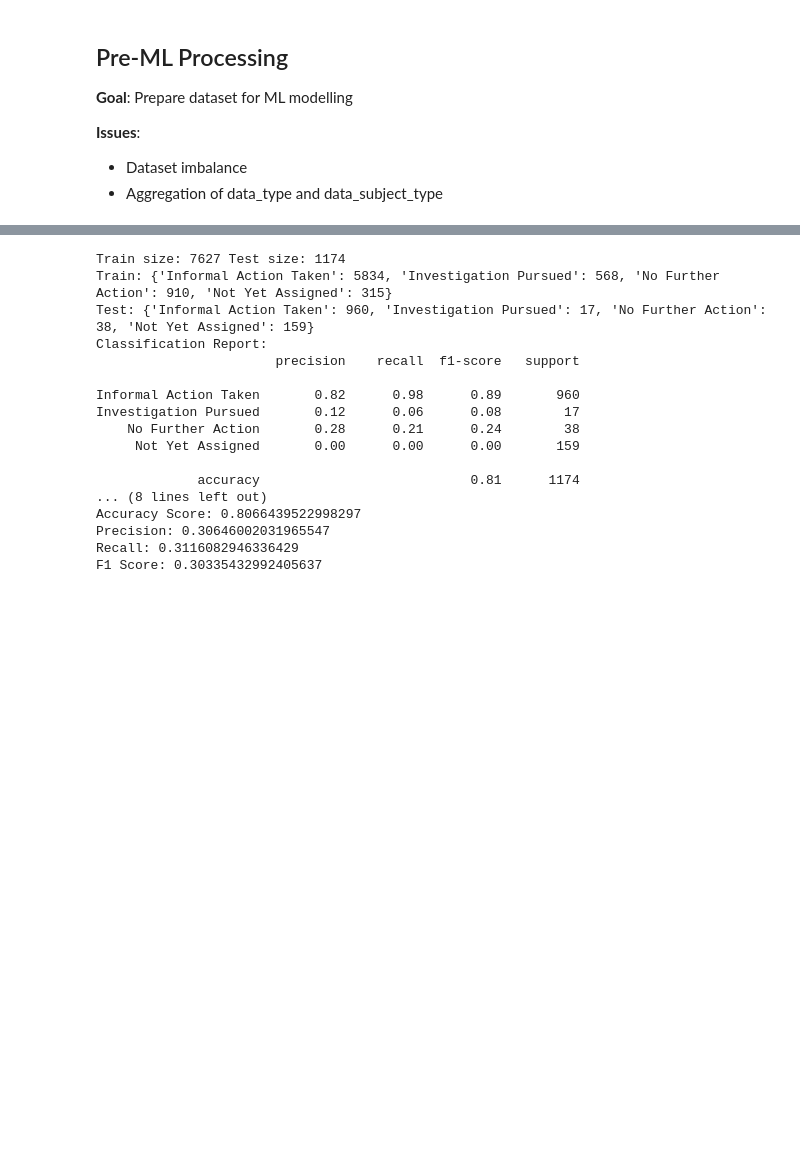
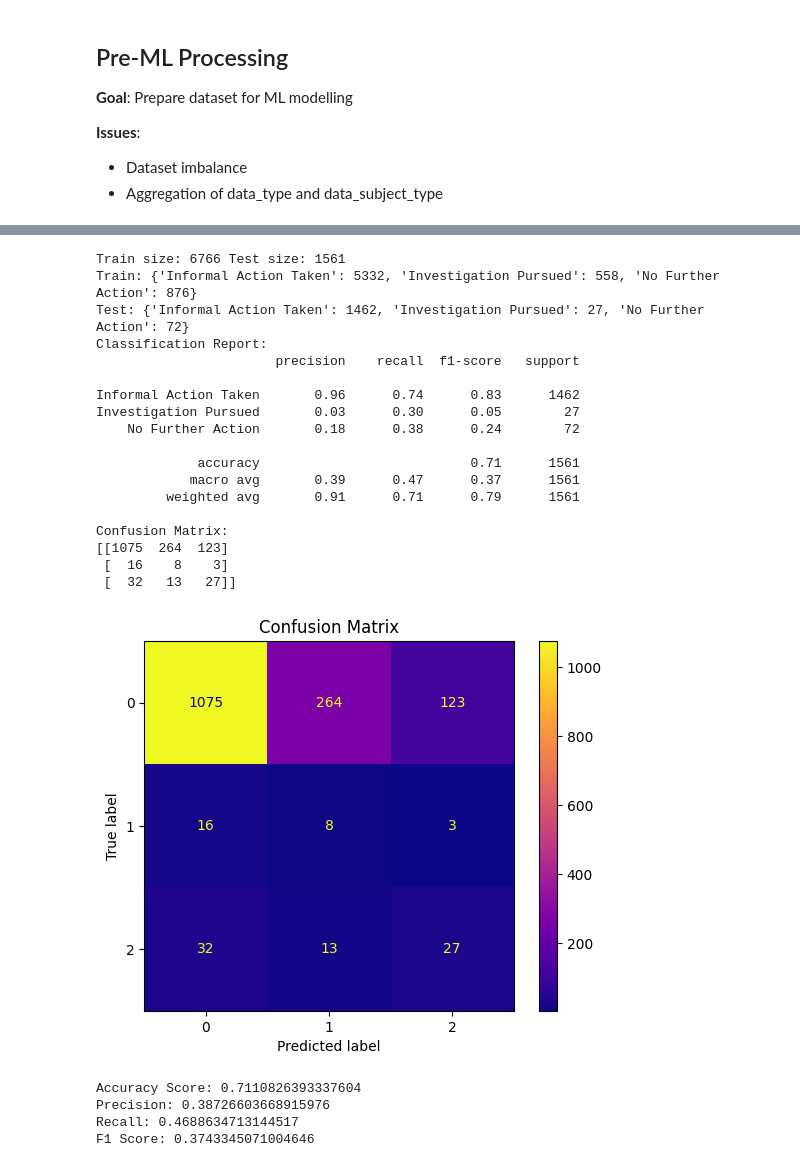
Before and after one commit to maycrowave/healthcare-data-incident-dashboard, a Jupyter notebook: models.ipynb, the cells around one changed output, grey strips where cells are left out. Saved outputs shown, nothing was run; the diff lists cells and outputs as text; code cells hidden in the pictures; blank space fills up the shorter version.

```diff
--- a/models.ipynb
+++ b/models.ipynb
@@ -1031,7 +16,9 @@ Time Taken to Report across all Healthcare Incidents:
 * Dataset imbalance
 * Aggregation of data_type and data_subject_type
 # %%
-# create a new df for ML models - unique incidents with aggregated data_subject_type and data_type features
+df_health_original = pd.read_csv("data-security-incident-trends-health-sector.csv")
+
+# create a new df for ML models that includes unique incidents with aggregated data_subject_type and data_type features
 df_health_ml = (
     df_health_original
     .groupby("bi_reference", observed=True)
@@ -1049,8 +36,14 @@ df_health_ml = (
     .reset_index()
 )
 
+# drop bi_reference as not needed for modelling
+df_health_ml = df_health_ml.drop(columns=["bi_reference"])
+
+# drop the 'Not Yet Assigned' rows as they are administrative
+df_health_ml = df_health_ml[df_health_ml["decision_taken"] != "Not Yet Assigned"].reset_index(drop=True)
+
 # verify new df
 df_health_ml.info()
-df_health_ml.head(20)
+#df_health_ml.head(20)
 # %% [output]
 <class 'pandas.core.frame.DataFrame'>
@@ -1090,10 +65,21 @@ memory usage: 543.8+ KB
 # %%
-# define the test period - train 2021 Q2 - 2024 Q4, test 2025 Q1 & Q2
+# define the test period: train 2021 Q2 - 2024 Q1, test 2024 Q2 - 2025 Q1 & Q2
 def test_period(row):
-    return ((row["year"] == 2025) and (row["quarter"] in ["Qtr 1", "Qtr 2"]))
+    return (((row["year"] == 2024) and (row["quarter"] in ["Qtr 4"])) or ((row["year"] == 2025) and (row["quarter"] in ["Qtr 1", "Qtr 2"])))
 
 # temp column to check train vs test split
 df_health_ml["is_test"] = df_health_ml.apply(test_period, axis=1)
-df_health_ml["is_test"].value_counts()
+print(df_health_ml["is_test"].value_counts())
+
+# split into train and test sets
+df_train = df_health_ml[df_health_ml["is_test"] == False].reset_index(drop=True)
+df_test = df_health_ml[df_health_ml["is_test"] == True].reset_index(drop=True)
+
+# drop temp column
+df_health_ml = df_health_ml.drop(columns=["is_test"])
+
+# summary of years and quarters in train vs test sets
+print("\nTraining set:\n", df_train[["year", "quarter"]].drop_duplicates().sort_values(["year", "quarter"]))
+print("\nTest set:\n", df_test[["year", "quarter"]].drop_duplicates().sort_values(["year", "quarter"]))
 # %% [output]
 is_test
@@ -1257,12 +158,11 @@ def evaluate_model(y_true, y_pred, labels=None):
     print("Confusion Matrix:")
     cm = confusion_matrix(y_true, y_pred, labels=labels)
     print(cm)
-    '''
+
     disp = ConfusionMatrixDisplay(confusion_matrix=cm, display_labels=labels)
     disp.plot(cmap=plt.cm.plasma)
     plt.title("Confusion Matrix")
     plt.show()
-    '''
 
     print(f"Accuracy Score: {accuracy_score(y_true, y_pred)}")
     print(f"Precision: {precision_score(y_true, y_pred, average='macro', zero_division=0)}")
@@ -1270,48 +170,54 @@ def evaluate_model(y_true, y_pred, labels=None):
     print(f"F1 Score: {f1_score(y_true, y_pred, average='macro', zero_division=0)}")
 # %%
 # Baseline random forest classifier
-FEATURE_COLS = ["year","quarter", "incident_type", "incident_category", "no_data_subjects_affected", "time_taken_to_report"]
+FEATURE_COLS = ["incident_type", "incident_category", "no_data_subjects_affected", "time_taken_to_report"]
 TARGET_COL = "decision_taken"
 
 # Training and test sets
 X_train = df_train[FEATURE_COLS]
 y_train = df_train[TARGET_COL]
 
 X_test = df_test[FEATURE_COLS]
 y_test = df_test[TARGET_COL]
 
 print("Train size:", X_train.shape[0], "Test size:", X_test.shape[0])
 print("Train:", y_train.value_counts().sort_index().to_dict())
 print("Test:", y_test.value_counts().sort_index().to_dict())
 
 preprocessor = ColumnTransformer(transformers=[("cat", OneHotEncoder(handle_unknown="ignore"), FEATURE_COLS)])
 
 rf_pipeline = Pipeline(
     steps=[
         ("preprocess", preprocessor),
-        ("model", RandomForestClassifier(n_estimators=200, random_state=42, n_jobs=-1))
+        ("model", RandomForestClassifier(n_estimators=200, random_state=42, n_jobs=-1, class_weight="balanced"))
     ]
 )
 
 rf_pipeline.fit(X_train, y_train)
 
 y_pred = rf_pipeline.predict(X_test)
 evaluate_model(y_test, y_pred)
 # %% [output]
-Train size: 7627 Test size: 1174
-Train: {'Informal Action Taken': 5834, 'Investigation Pursued': 568, 'No Further Action': 910, 'Not Yet Assigned': 315}
-Test: {'Informal Action Taken': 960, 'Investigation Pursued': 17, 'No Further Action': 38, 'Not Yet Assigned': 159}
+Train size: 6766 Test size: 1561
+Train: {'Informal Action Taken': 5332, 'Investigation Pursued': 558, 'No Further Action': 876}
+Test: {'Informal Action Taken': 1462, 'Investigation Pursued': 27, 'No Further Action': 72}
 Classification Report:
                        precision    recall  f1-score   support
 
-Informal Action Taken       0.82      0.98      0.89       960
-Investigation Pursued       0.12      0.06      0.08        17
-    No Further Action       0.28      0.21      0.24        38
-     Not Yet Assigned       0.00      0.00      0.00       159
+Informal Action Taken       0.96      0.74      0.83      1462
+Investigation Pursued       0.03      0.30      0.05        27
+    No Further Action       0.18      0.38      0.24        72
 
-             accuracy                           0.81      1174
-... (8 lines left out)
-Accuracy Score: 0.8066439522998297
-Precision: 0.30646002031965547
-Recall: 0.3116082946336429
-F1 Score: 0.30335432992405637
+             accuracy                           0.71      1561
+            macro avg       0.39      0.47      0.37      1561
+         weighted avg       0.91      0.71      0.79      1561
+
+Confusion Matrix:
+[[1075  264  123]
+ [  16    8    3]
+ [  32   13   27]]
+[figure, added]
+Accuracy Score: 0.7110826393337604
+Precision: 0.38726603668915976
+Recall: 0.4688634713144517
+F1 Score: 0.3743345071004646
```
Also changed, not shown: parts of 40 cells of this notebook, 1 other file.
